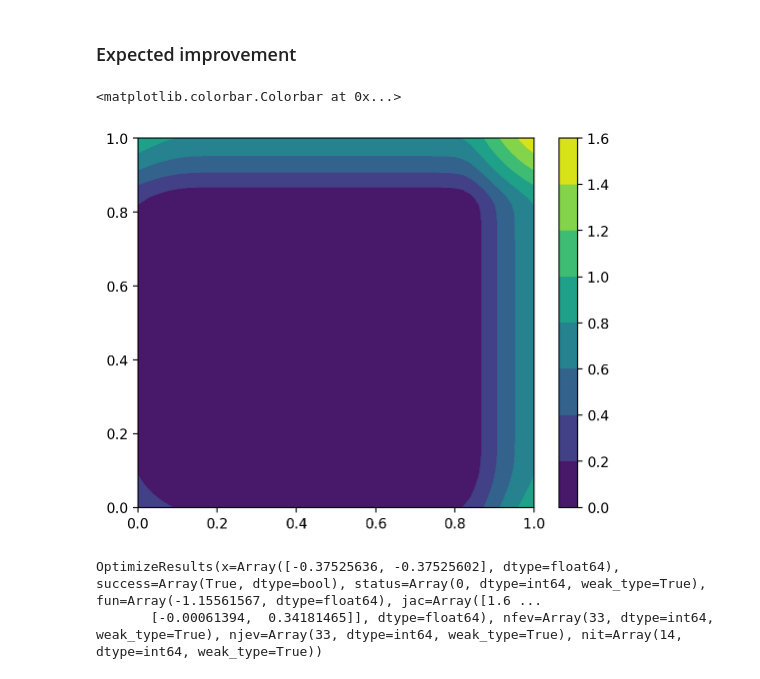
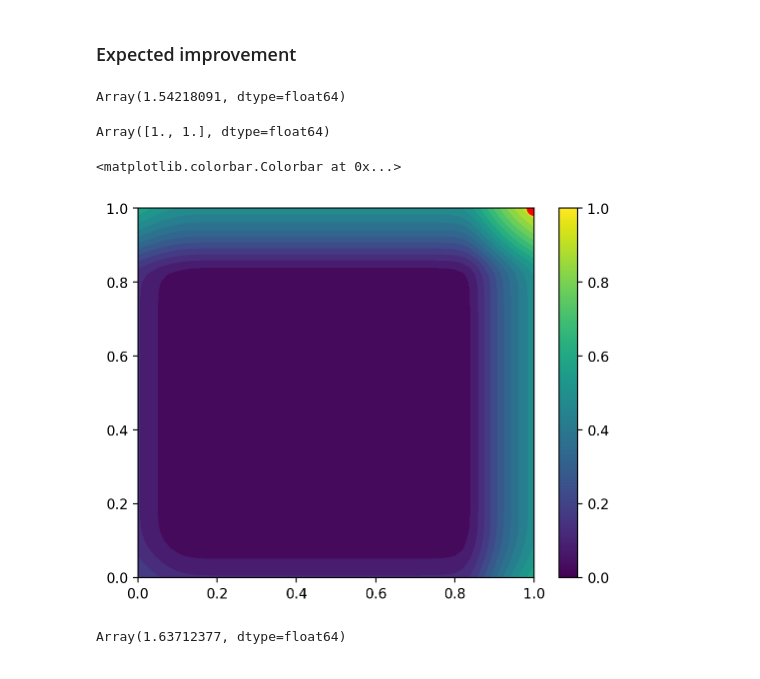
Before and after one commit to gerdm/bayes, a Jupyter notebook: gp-demo.ipynb, the cells around one changed output. Cells and saved outputs as stored; diff of their text form; code cells hidden in the pictures.

Commit message:
feat: gp-demo
Add results

```diff
--- a/gp-demo.ipynb
+++ b/gp-demo.ipynb
@@ -449,17 +450,29 @@ def expected_improvement(x):
 def neg_expected_improvement(x):
     return -expected_improvement(x)
 # %%
-ei_grid = jax.vmap(expected_improvement)(xtest)
-ei_grid = einops.rearrange(ei_grid, "(width height) -> width height", width=nd1)
+ei_xtest = jax.vmap(expected_improvement)(xtest)
+ei_grid = einops.rearrange(ei_xtest, "(width height) -> width height", width=nd1)
-# %%
-plt.contourf(*xtest_grid, ei_grid)
-plt.colorbar()
-# %% [output]
-<matplotlib.colorbar.Colorbar at 0x...>
-[figure, removed]
-# %%
-from jax.scipy.optimize import minimize
-minimize(neg_expected_improvement, jnp.array([0.1, 0.]), method="BFGS")
-# %% [output]
-OptimizeResults(x=Array([-0.37525636, -0.37525602], dtype=float64), success=Array(True, dtype=bool), status=Array(0, dtype=int64, weak_type=True), fun=Array(-1.15561567, dtype=float64), jac=Array([1.6 ...
-       [-0.00061394,  0.34181465]], dtype=float64), nfev=Array(33, dtype=int64, weak_type=True), njev=Array(33, dtype=int64, weak_type=True), nit=Array(14, dtype=int64, weak_type=True))
+# %%
+ix_max = ei_xtest.argmax()
+
+# Value
+ei_xtest[ix_max]
+# %% [output]
+Array(1.54218091, dtype=float64)
+# %%
+# Position
+x_next = xtest[ix_max]
+x_next
+# %% [output]
+Array([1., 1.], dtype=float64)
+# %%
+plt.contourf(*xtest_grid, ei_grid, levels=20)
+plt.scatter(*x_next, c="red", s=100)
+plt.colorbar()
+# %% [output]
+<matplotlib.colorbar.Colorbar at 0x...>
+[figure, added]
+# %%
+branin(*x_next)
+# %% [output]
+Array(1.63712377, dtype=float64)
```
Also changed, not shown: parts of 1 cell of this notebook.
